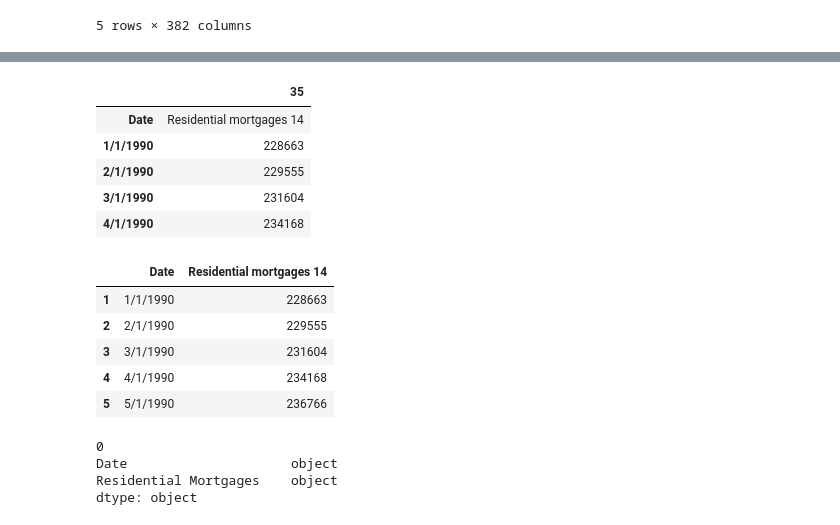
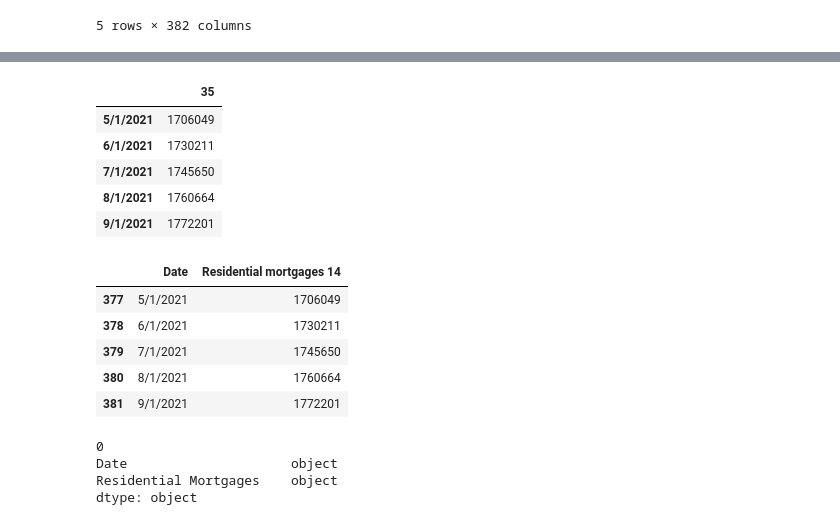
Before and after one commit to benjaminweymouth/Housing-Market-Forecasting-Time-Series-Analysis, a Jupyter notebook: Python Code/Qualitative_Multivariate Time Series.ipynb, the cells around one changed output, grey strips where cells are left out. Drawn from its saved outputs; the diff is of its cells as text; code cells hidden in the pictures.

```diff
--- a/Python Code/Qualitative_Multivariate Time Series.ipynb
+++ b/Python Code/Qualitative_Multivariate Time Series.ipynb
@@ -69,28 +90,28 @@ res_mortgage_transp.head()
 # %%
 # Remove unwanted columns
 res_mortgage_transp = res_mortgage_transp.truncate(before='35', after='35', axis=1)
-res_mortgage_transp.head()
+res_mortgage_transp.tail()
 # %% [output]
 |  | 35 |
-| Date | Residential mortgages 14 |
-| 1/1/1990 | 228663 |
-| 2/1/1990 | 229555 |
-| 3/1/1990 | 231604 |
-| 4/1/1990 | 234168 |
+| 5/1/2021 | 1706049 |
+| 6/1/2021 | 1730211 |
+| 7/1/2021 | 1745650 |
+| 8/1/2021 | 1760664 |
+| 9/1/2021 | 1772201 |
 # %%
 # Reset index and change headers
 res_mortgage_transp = res_mortgage_transp.reset_index(drop=False)
 new_header = res_mortgage_transp.iloc[0] #grab the first row for the header
 res_mortgage_transp = res_mortgage_transp[1:] #take the data less the header row
 res_mortgage_transp.columns = new_header #set the header row as the dataframe header
-res_mortgage_transp.head()
+res_mortgage_transp.tail()
 # %% [output]
 |  | Date | Residential mortgages 14 |
-| 1 | 1/1/1990 | 228663 |
-| 2 | 2/1/1990 | 229555 |
-| 3 | 3/1/1990 | 231604 |
-| 4 | 4/1/1990 | 234168 |
-| 5 | 5/1/1990 | 236766 |
+| 377 | 5/1/2021 | 1706049 |
+| 378 | 6/1/2021 | 1730211 |
+| 379 | 7/1/2021 | 1745650 |
+| 380 | 8/1/2021 | 1760664 |
+| 381 | 9/1/2021 | 1772201 |
 # %%
 # Rename the columns
 res_mortgage_transp = res_mortgage_transp.rename(columns={'Residential mortgages 14': 'Residential Mortgages'})
```
Also changed, not shown: parts of 42 cells of this notebook.
